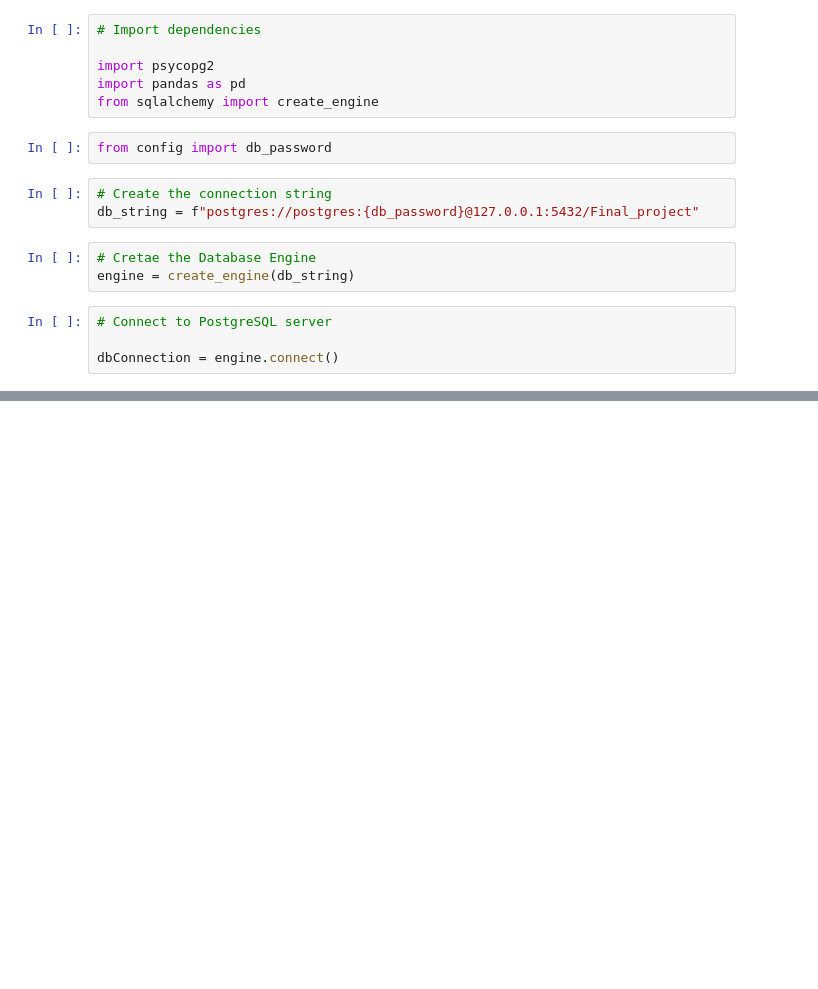
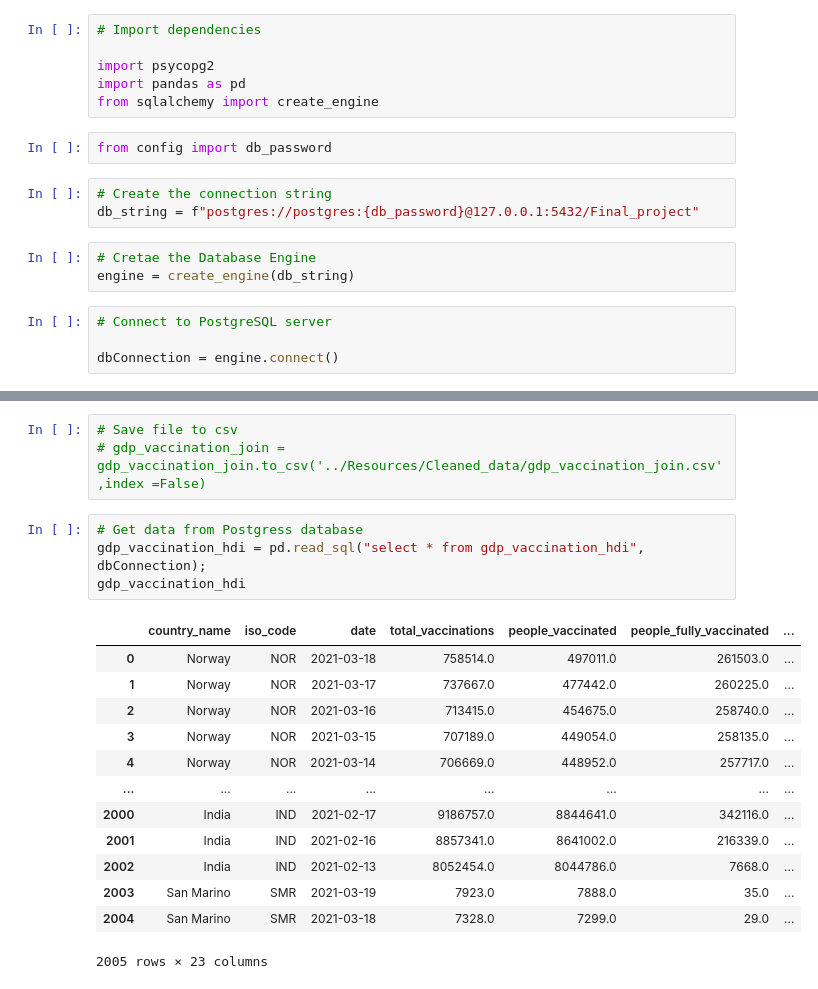
Before and after one commit to Tpw429/Covid-19_Regression_Analysis, a Jupyter notebook: ETL/SQL_to_pandas.ipynb, the cells around one changed output, grey strips where cells are left out. Saved outputs shown, nothing was run; the diff lists cells and outputs as text; blank space fills up the shorter version.

```diff
--- a/ETL/SQL_to_pandas.ipynb
+++ b/ETL/SQL_to_pandas.ipynb
@@ -37,0 +37,21 @@ dataFrame
+# %%
+# Save file to csv
+# gdp_vaccination_join = gdp_vaccination_join.to_csv('../Resources/Cleaned_data/gdp_vaccination_join.csv',index =False)
+# %%
+# Get data from Postgress database
+gdp_vaccination_hdi = pd.read_sql("select * from gdp_vaccination_hdi", dbConnection);
+gdp_vaccination_hdi
+# %% [output]
+|  | country_name | iso_code | date | total_vaccinations | people_vaccinated | people_fully_vaccinated | ... |
+| 0 | Norway | NOR | 2021-03-18 | 758514.0 | 497011.0 | 261503.0 | ... |
+| 1 | Norway | NOR | 2021-03-17 | 737667.0 | 477442.0 | 260225.0 | ... |
+| 2 | Norway | NOR | 2021-03-16 | 713415.0 | 454675.0 | 258740.0 | ... |
+| 3 | Norway | NOR | 2021-03-15 | 707189.0 | 449054.0 | 258135.0 | ... |
+| 4 | Norway | NOR | 2021-03-14 | 706669.0 | 448952.0 | 257717.0 | ... |
+| ... | ... | ... | ... | ... | ... | ... | ... |
+| 2000 | India | IND | 2021-02-17 | 9186757.0 | 8844641.0 | 342116.0 | ... |
+| 2001 | India | IND | 2021-02-16 | 8857341.0 | 8641002.0 | 216339.0 | ... |
+| 2002 | India | IND | 2021-02-13 | 8052454.0 | 8044786.0 | 7668.0 | ... |
+| 2003 | San Marino | SMR | 2021-03-19 | 7923.0 | 7888.0 | 35.0 | ... |
+| 2004 | San Marino | SMR | 2021-03-18 | 7328.0 | 7299.0 | 29.0 | ... |
+2005 rows × 23 columns
```
Also changed, not shown: parts of 5 cells of this notebook, 4 other files.
